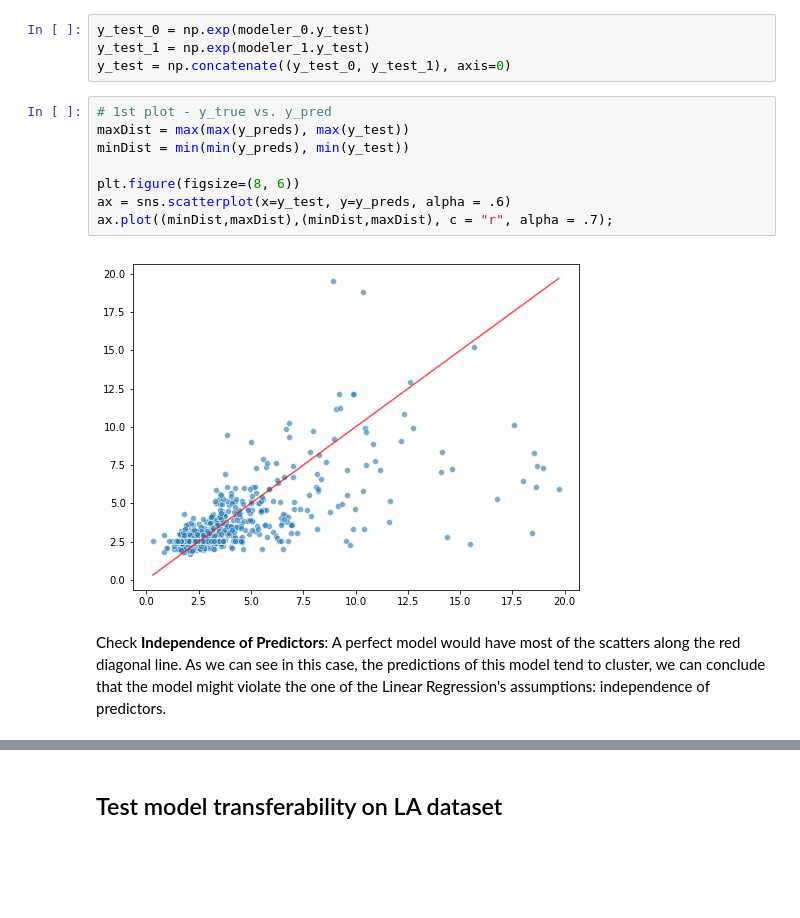
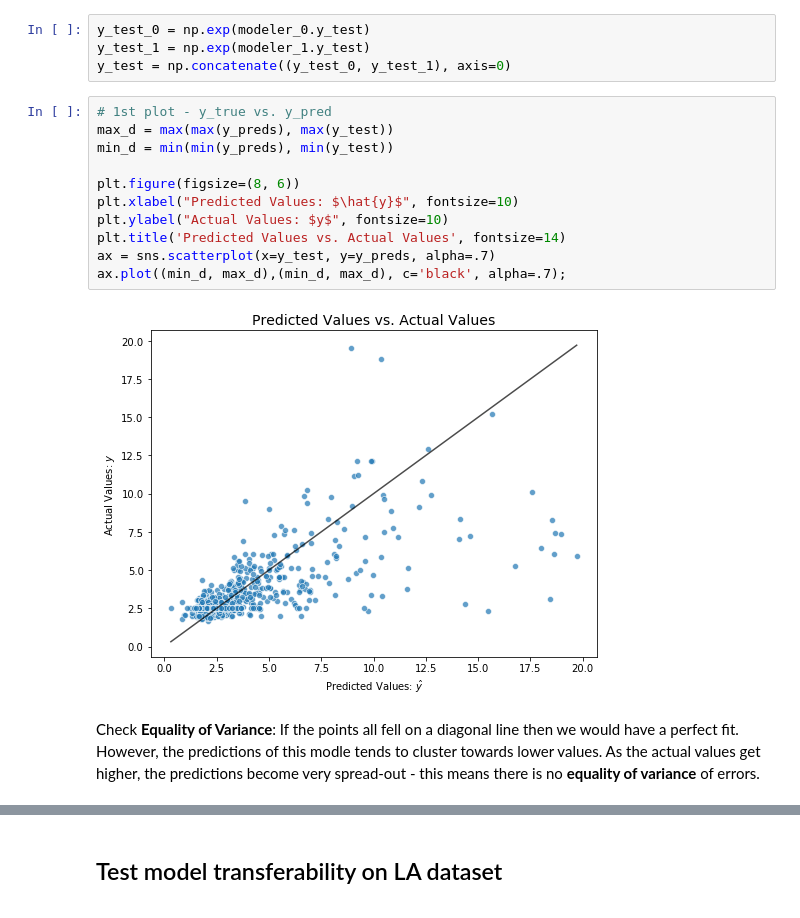
Before and after one commit to FredaXin/capstone, a Jupyter notebook: code/05_03_modeling_phase_3_generalization.ipynb, the cells around one changed output, grey strips where cells are left out. Saved outputs shown, nothing was run; the diff lists cells and outputs as text; blank space fills up the shorter version.

Commit message:
updated modeling notebooks

```diff
--- a/code/05_03_modeling_phase_3_generalization.ipynb
+++ b/code/05_03_modeling_phase_3_generalization.ipynb
@@ -745,16 +749,20 @@ y_test_1 = np.exp(modeler_1.y_test)
 y_test = np.concatenate((y_test_0, y_test_1), axis=0)
 # %%
 # 1st plot - y_true vs. y_pred
-maxDist = max(max(y_preds), max(y_test))
-minDist = min(min(y_preds), min(y_test))
+max_d = max(max(y_preds), max(y_test))
+min_d = min(min(y_preds), min(y_test))
 
 plt.figure(figsize=(8, 6))
-ax = sns.scatterplot(x=y_test, y=y_preds, alpha = .6)
-ax.plot((minDist,maxDist),(minDist,maxDist), c = "r", alpha = .7);
+plt.xlabel("Predicted Values: $\hat{y}$", fontsize=10)
+plt.ylabel("Actual Values: $y$", fontsize=10)
+plt.title('Predicted Values vs. Actual Values', fontsize=14)
+ax = sns.scatterplot(x=y_test, y=y_preds, alpha=.7)
+ax.plot((min_d, max_d),(min_d, max_d), c='black', alpha=.7);
 # %% [output]
-[figure, old version]
+[figure, new version]
-# %% [markdown]
-Check **Independence of Predictors**: A perfect model would have most of the scatters along the red diagonal line. As we can see in this case, the predictions of this model tend to cluster, we can conclude that the model might violate the one of the Linear Regression's assumptions: independence of predictors.
+# %% [markdown]
+Check **Equality of Variance**: If the points all fell on a diagonal line then we would have a perfect fit.
+However, the predictions of this modle tends to cluster towards lower values. As the actual values get higher, the predictions become very spread-out - this means there is no **equality of variance** of errors.
 # %%
 # 2nd plot: residual plot
 resids = y_test - y_preds
```
Also changed, not shown: parts of 27 cells of this notebook, 2 other files.
